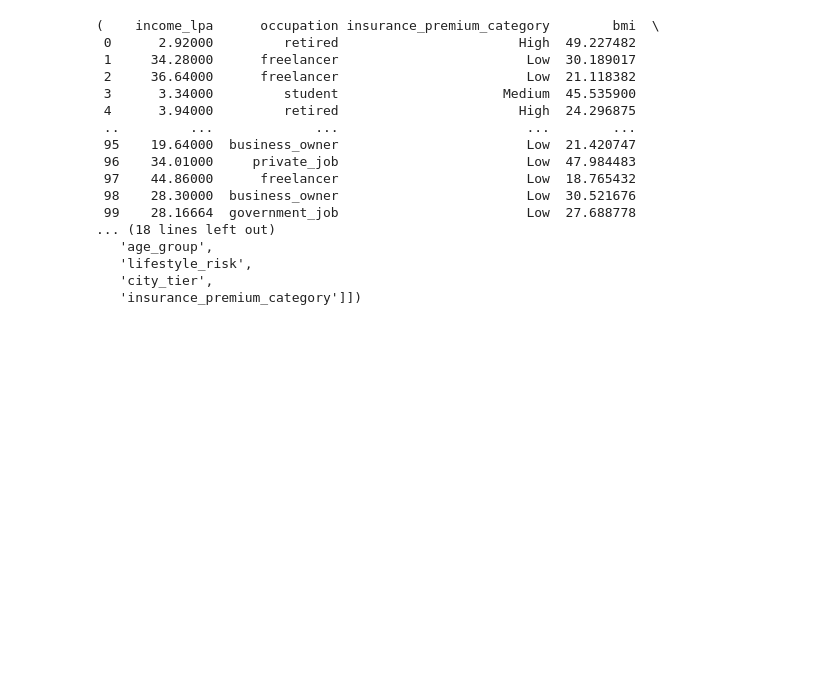
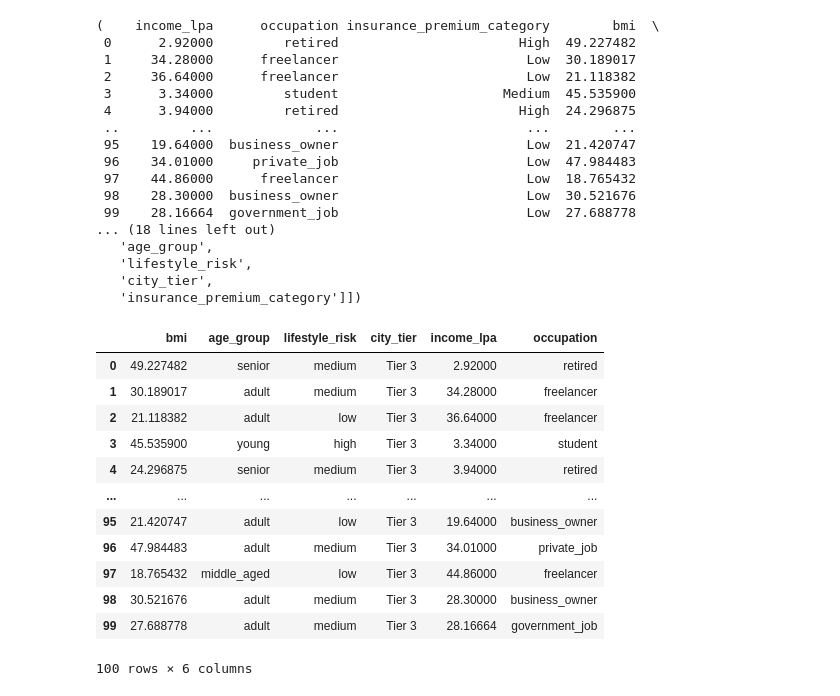
Before and after one commit to tashfeen786/PatientsManagementSystem, a Jupyter notebook: fastapi_ml_model.ipynb, the cells around one changed output. Cells and saved outputs as stored; diff of their text form; code cells hidden in the pictures; blank space fills up the shorter version.

```diff
--- a/fastapi_ml_model.ipynb
+++ b/fastapi_ml_model.ipynb
@@ -104,3 +102,23 @@ df_feat.drop(columns= ['age', 'weight', 'height', 'smoker','city']), [['income_l
    'lifestyle_risk',
    'city_tier',
    'insurance_premium_category']])
+# %%
+# Select features and target
+X = df_feat[["bmi", "age_group", "lifestyle_risk", "city_tier", "income_lpa", "occupation"]]
+y = df_feat["insurance_premium_category"]
+# %%
+X
+# %% [output]
+|  | bmi | age_group | lifestyle_risk | city_tier | income_lpa | occupation |
+| 0 | 49.227482 | senior | medium | Tier 3 | 2.92000 | retired |
+| 1 | 30.189017 | adult | medium | Tier 3 | 34.28000 | freelancer |
+| 2 | 21.118382 | adult | low | Tier 3 | 36.64000 | freelancer |
+| 3 | 45.535900 | young | high | Tier 3 | 3.34000 | student |
+| 4 | 24.296875 | senior | medium | Tier 3 | 3.94000 | retired |
+| ... | ... | ... | ... | ... | ... | ... |
+| 95 | 21.420747 | adult | low | Tier 3 | 19.64000 | business_owner |
+| 96 | 47.984483 | adult | medium | Tier 3 | 34.01000 | private_job |
+| 97 | 18.765432 | middle_aged | low | Tier 3 | 44.86000 | freelancer |
+| 98 | 30.521676 | adult | medium | Tier 3 | 28.30000 | business_owner |
+| 99 | 27.688778 | adult | medium | Tier 3 | 28.16664 | government_job |
+100 rows × 6 columns
```
Also changed, not shown: parts of 9 cells of this notebook.
